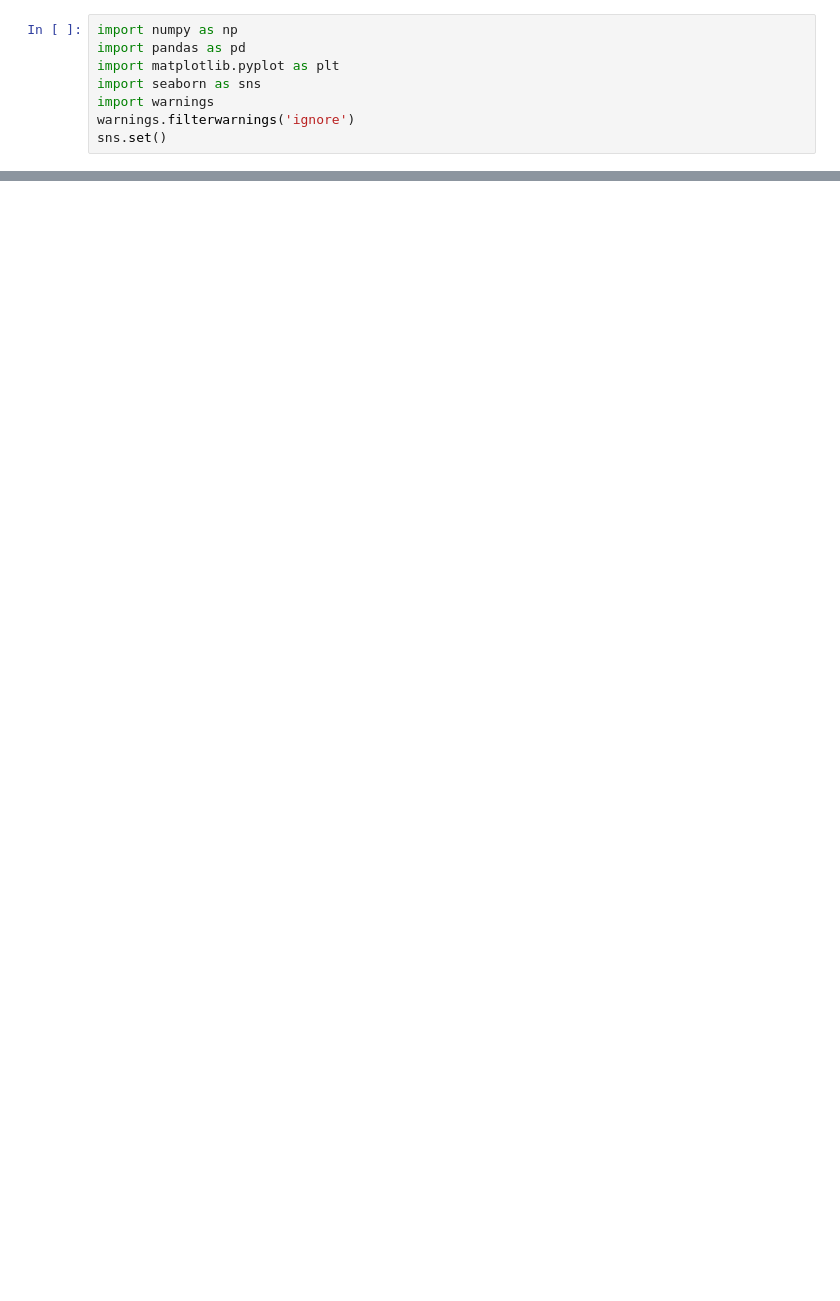
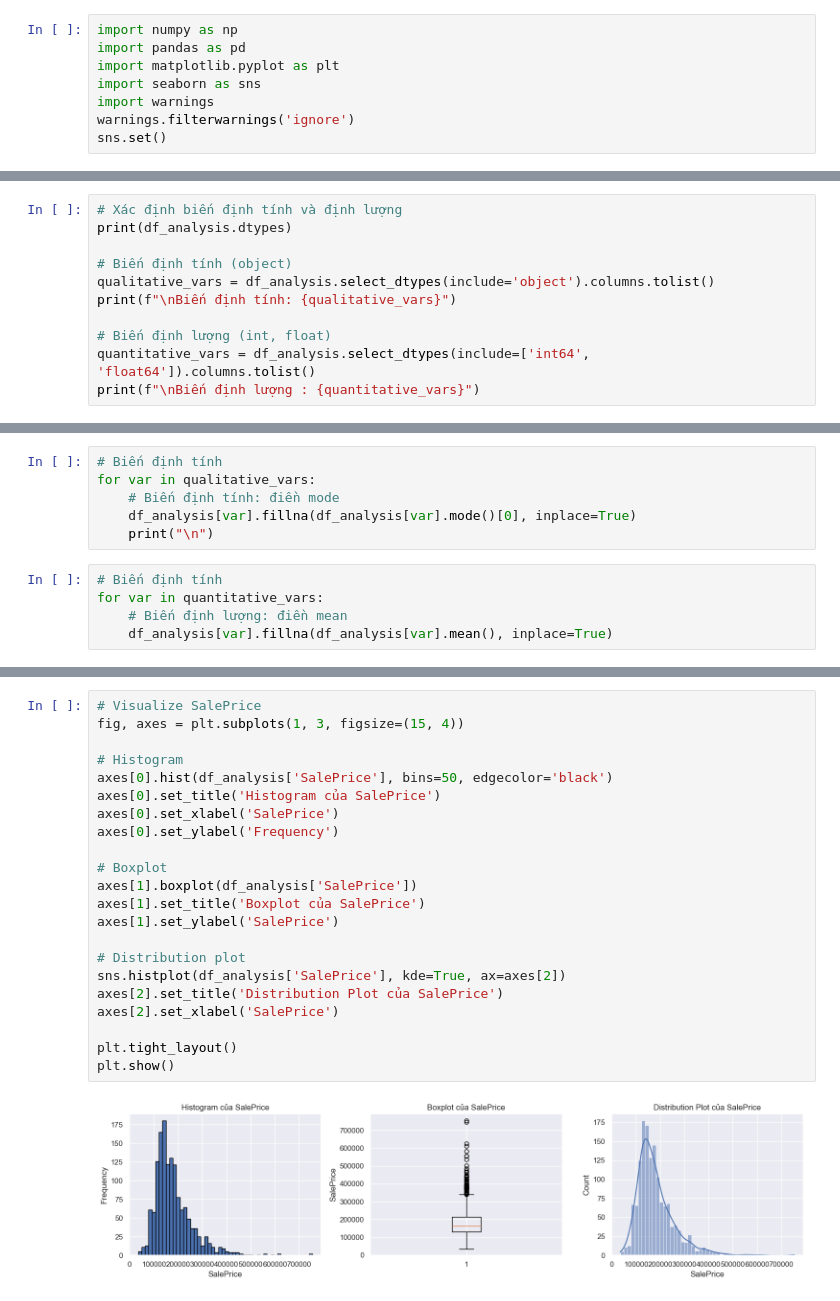
Before and after one commit to munglv/Data-Pre-processing-and-Analysis, a Jupyter notebook: DL04_LeVanMung/DL04_LeVanMung.ipynb, the cells around one changed output, grey strips where cells are left out. Cells and saved outputs as stored; diff of their text form; blank space fills up the shorter version.

```diff
--- a/DL04_LeVanMung/DL04_LeVanMung.ipynb
+++ b/DL04_LeVanMung/DL04_LeVanMung.ipynb
@@ -497,0 +61,11 @@ plt.show()
+# %%
+# Xác định biến định tính và định lượng
+print(df_analysis.dtypes)
+
+# Biến định tính (object)
+qualitative_vars = df_analysis.select_dtypes(include='object').columns.tolist()
+print(f"\nBiến định tính: {qualitative_vars}")
+
+# Biến định lượng (int, float)
+quantitative_vars = df_analysis.select_dtypes(include=['int64', 'float64']).columns.tolist()
+print(f"\nBiến định lượng : {quantitative_vars}")
@@ -497,0 +74,11 @@ plt.show()
+# %%
+# Biến định tính
+for var in qualitative_vars:
+    # Biến định tính: điền mode
+    df_analysis[var].fillna(df_analysis[var].mode()[0], inplace=True)
+    print("\n")
+# %%
+# Biến định tính
+for var in quantitative_vars:
+    # Biến định lượng: điền mean
+    df_analysis[var].fillna(df_analysis[var].mean(), inplace=True)
@@ -497,0 +117,24 @@ plt.show()
+# %%
+# Visualize SalePrice
+fig, axes = plt.subplots(1, 3, figsize=(15, 4))
+
+# Histogram
+axes[0].hist(df_analysis['SalePrice'], bins=50, edgecolor='black')
+axes[0].set_title('Histogram của SalePrice')
+axes[0].set_xlabel('SalePrice')
+axes[0].set_ylabel('Frequency')
+
+# Boxplot
+axes[1].boxplot(df_analysis['SalePrice'])
+axes[1].set_title('Boxplot của SalePrice')
+axes[1].set_ylabel('SalePrice')
+
+# Distribution plot
+sns.histplot(df_analysis['SalePrice'], kde=True, ax=axes[2])
+axes[2].set_title('Distribution Plot của SalePrice')
+axes[2].set_xlabel('SalePrice')
+
+plt.tight_layout()
+plt.show()
+# %% [output]
+[figure, added]
```
Also changed, not shown: parts of 132 cells of this notebook, 3 other files.
